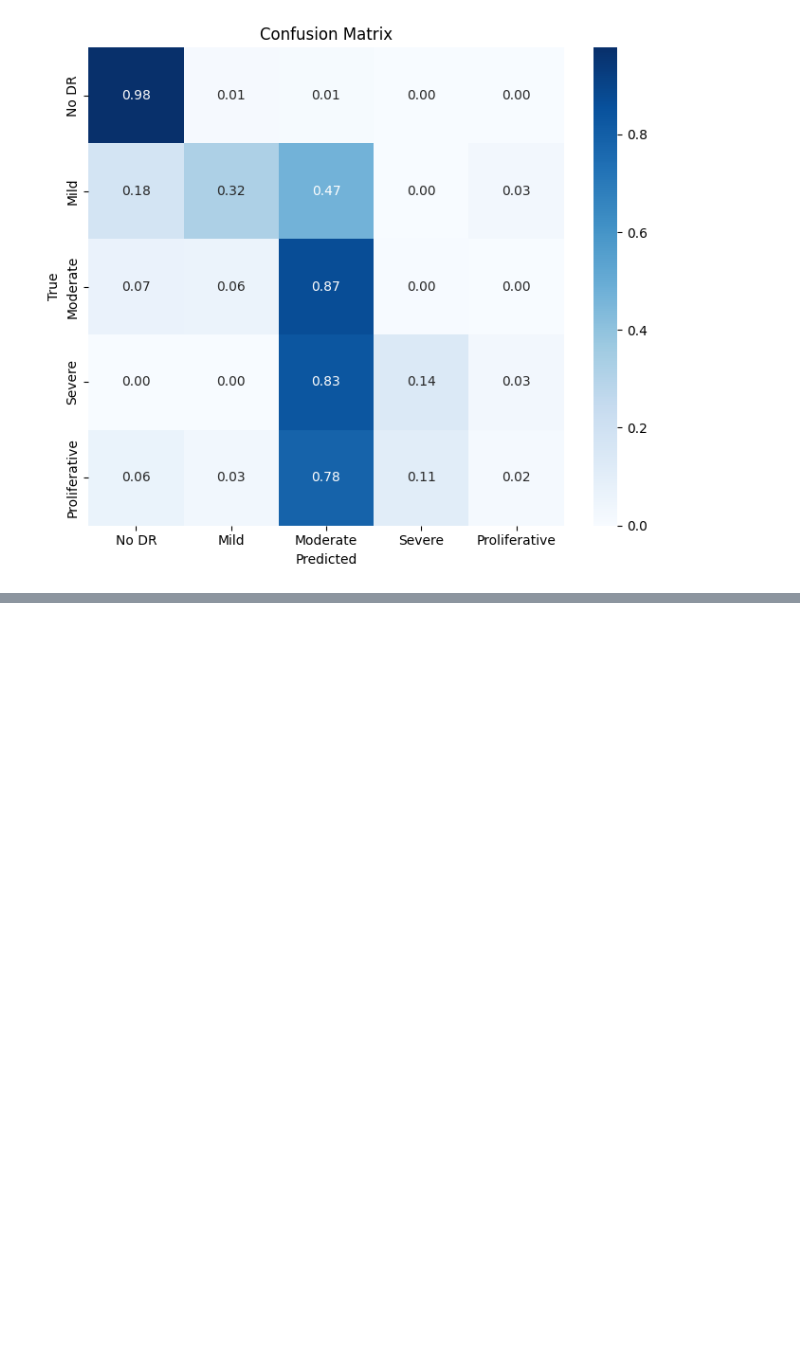
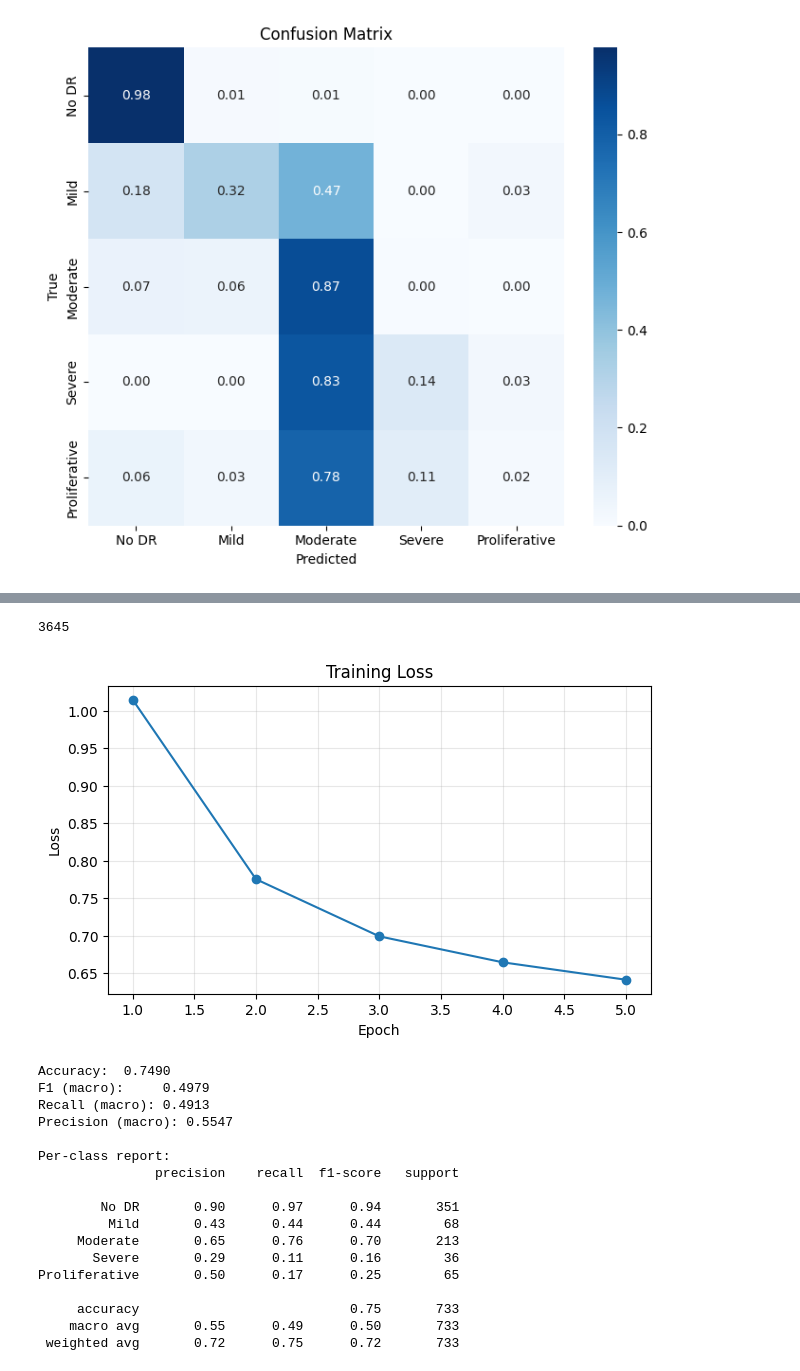
Before and after one commit to noureldin75/RetinaGrade, a Jupyter notebook: nootbooks/eda.ipynb, the cells around one changed output, grey strips where cells are left out. Cells and saved outputs as stored; diff of their text form; code cells hidden in the pictures; blank space fills up the shorter version.

```diff
--- a/nootbooks/eda.ipynb
+++ b/nootbooks/eda.ipynb
@@ -426,3 +435,19 @@ Proliferative       0.25      0.02      0.03        65
     macro avg       0.54      0.46      0.46       733
  weighted avg       0.71      0.76      0.71       733
 [figure]
+# %%
+from utils import load_data,data_split
+import gc
+x_raw,y_raw=load_data(df=train_df, image_dir="./data/train_images")
+x_raw,x_val_raw,y_raw,y_val_raw=data_split(x_raw,y_raw,val_size=0.2)
+loss_function=nn.CrossEntropyLoss() #Remember to put it
+optimizer=optim.Adam(model.classifier.parameters(),lr=0.001)
+
+
+x_tensor_raw=torch.tensor(x_raw,dtype=torch.float32).permute(0,3,1,2)
+y_tensor_raw=torch.tensor(y_raw,dtype=torch.long)
+dataset_raw=data.TensorDataset(x_tensor_raw,y_tensor_raw)
+raw_loader=data.DataLoader(dataset_raw,batch_size=32,shuffle=False)
+
+del x_raw, y_raw, x_tensor_raw, y_tensor_raw, dataset_raw
+gc.collect()
@@ -428,0 +456,17 @@ Proliferative       0.25      0.02      0.03        65
+# %%
+epoches=5
+epoch_losses=[]
+for epoch in range(epoches):
+  model.train()
+  running_loss=0.0
+  for images,labels in raw_loader:
+    images, labels = images.to(device), labels.to(device)
+    optimizer.zero_grad()
+    outputs=model(images)
+    loss = loss_function(outputs, labels)
+    loss.backward()
+    optimizer.step()
+    running_loss += loss.item()
+  avg_loss = running_loss / len(raw_loader)
+  epoch_losses.append(avg_loss)
+  print(f"Epoch {epoch+1}/{epoches} - Loss: {avg_loss:.4f}")
@@ -428,0 +479,33 @@ Proliferative       0.25      0.02      0.03        65
+# %%
+x_val_tensor=torch.tensor(x_val_raw,dtype=torch.float32).permute(0,3,1,2)
+y_val_tensor=torch.tensor(y_val_raw,dtype=torch.long)
+val_dataset=data.TensorDataset(x_val_tensor,y_val_tensor)
+val_loader=data.DataLoader(val_dataset,batch_size=32,shuffle=False)
+
+del x_val_raw, y_val_raw, x_val_tensor, y_val_tensor, val_dataset
+gc.collect()
+# %% [output]
+3645
+# %%
+from evalution import evaluate_model,plot_training_curve
+plot_training_curve(epoch_losses)
+metrics = evaluate_model(model, val_loader, device, average="macro")
+# %% [output]
+[figure, added]
+Accuracy:  0.7490
+F1 (macro):     0.4979
+Recall (macro): 0.4913
+Precision (macro): 0.5547
+
+Per-class report:
+               precision    recall  f1-score   support
+
+        No DR       0.90      0.97      0.94       351
+         Mild       0.43      0.44      0.44        68
+     Moderate       0.65      0.76      0.70       213
+       Severe       0.29      0.11      0.16        36
+Proliferative       0.50      0.17      0.25        65
+
+     accuracy                           0.75       733
+    macro avg       0.55      0.49      0.50       733
+ weighted avg       0.72      0.75      0.72       733
```
Also changed, not shown: parts of 6 cells of this notebook.
